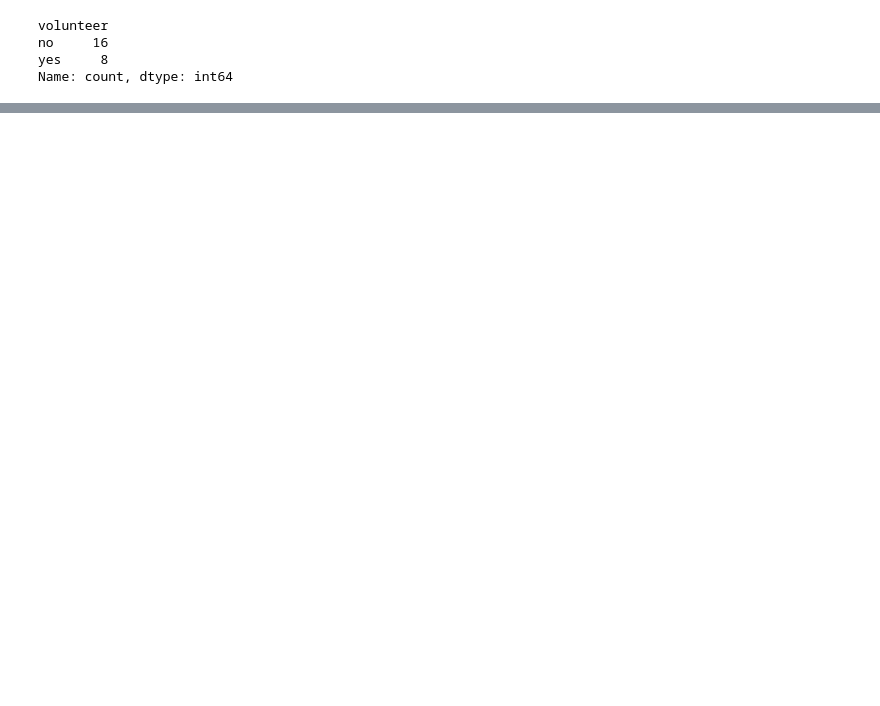
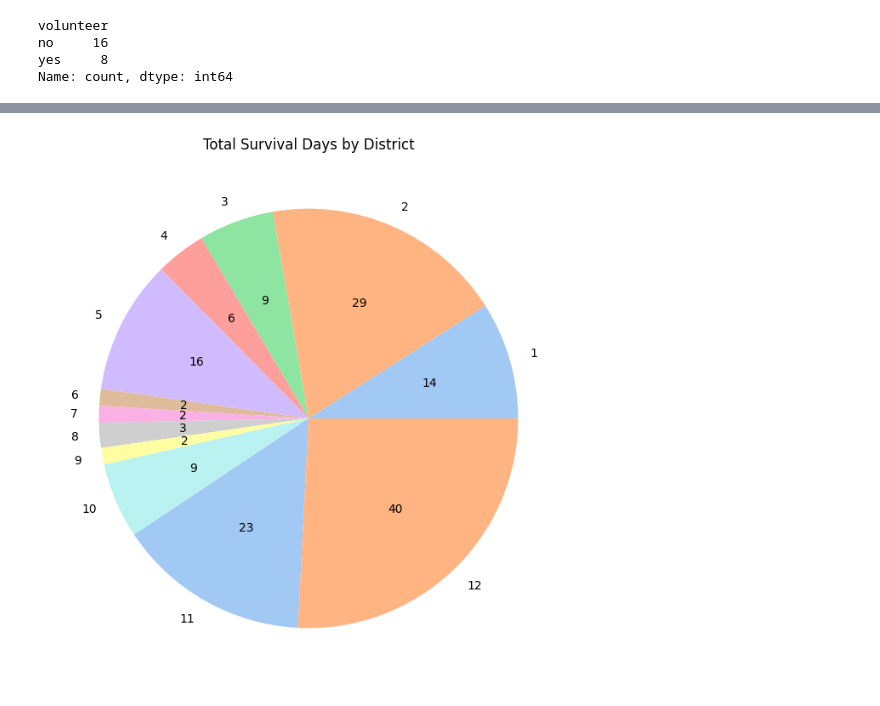
Before and after one commit to Zlata-zal/All__chapters, a Jupyter notebook: chapter_9/Untitled.ipynb, the cells around one changed output, grey strips where cells are left out. Saved outputs shown, nothing was run; the diff lists cells and outputs as text; code cells hidden in the pictures; blank space fills up the shorter version.

```diff
--- a/chapter_9/Untitled.ipynb
+++ b/chapter_9/Untitled.ipynb
@@ -55,0 +85,12 @@ NameError: name 'plt' is not defined
+# %%
+district_counts = df.groupby('district')['survival_days'].sum()
+def absolute_value(val):
+    total = district_counts.sum()
+    return f'{int(round(val * total / 100))}'
+colors = sns.color_palette('pastel', len(district_counts))
+plt.figure(figsize=(8, 8))
+plt.pie(district_counts, labels=district_counts.index, autopct=absolute_value, colors=colors)
+plt.title('Total Survival Days by District')
+plt.show()
+# %% [output]
+[figure, added]
```
Also changed, not shown: parts of 8 cells of this notebook, 3 other files.
